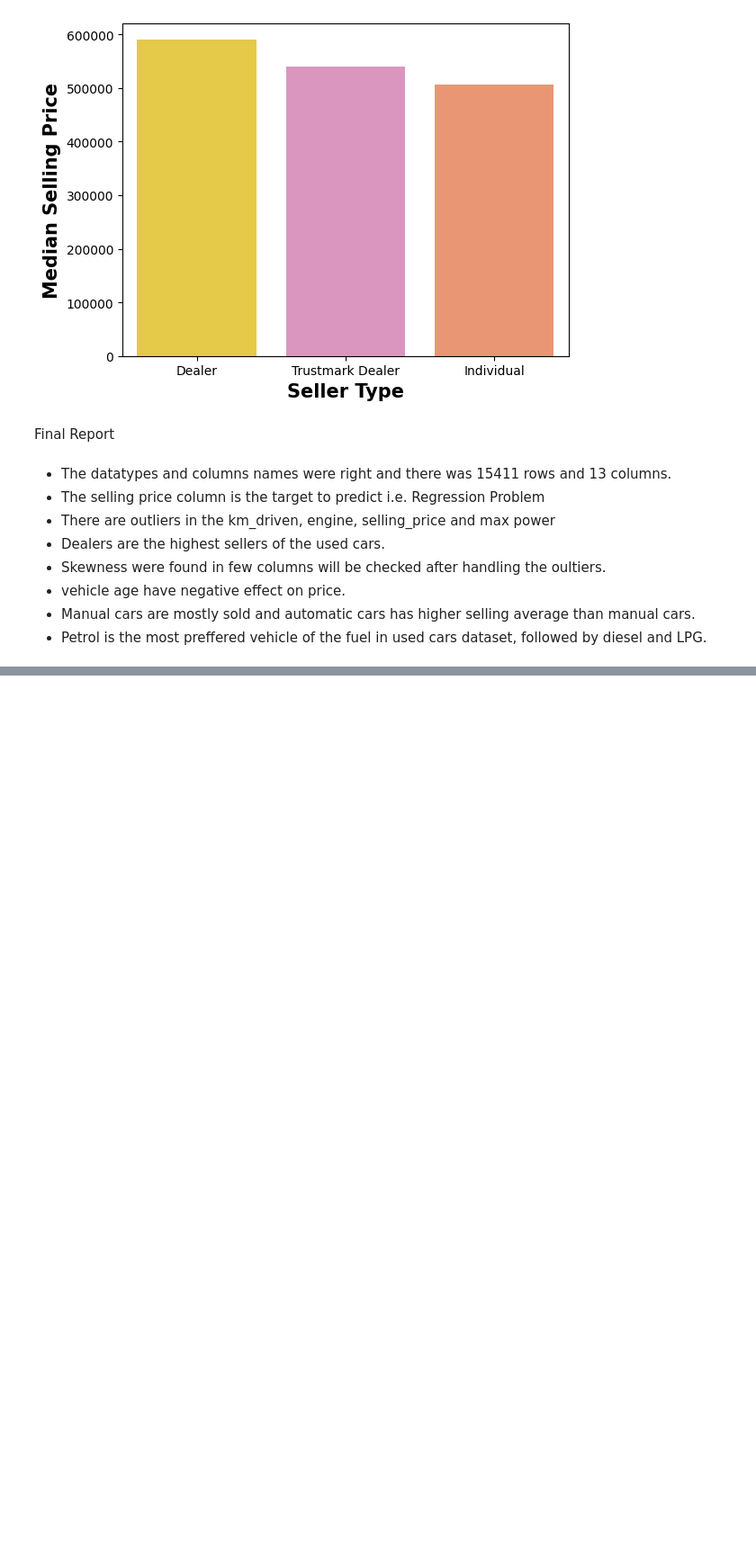
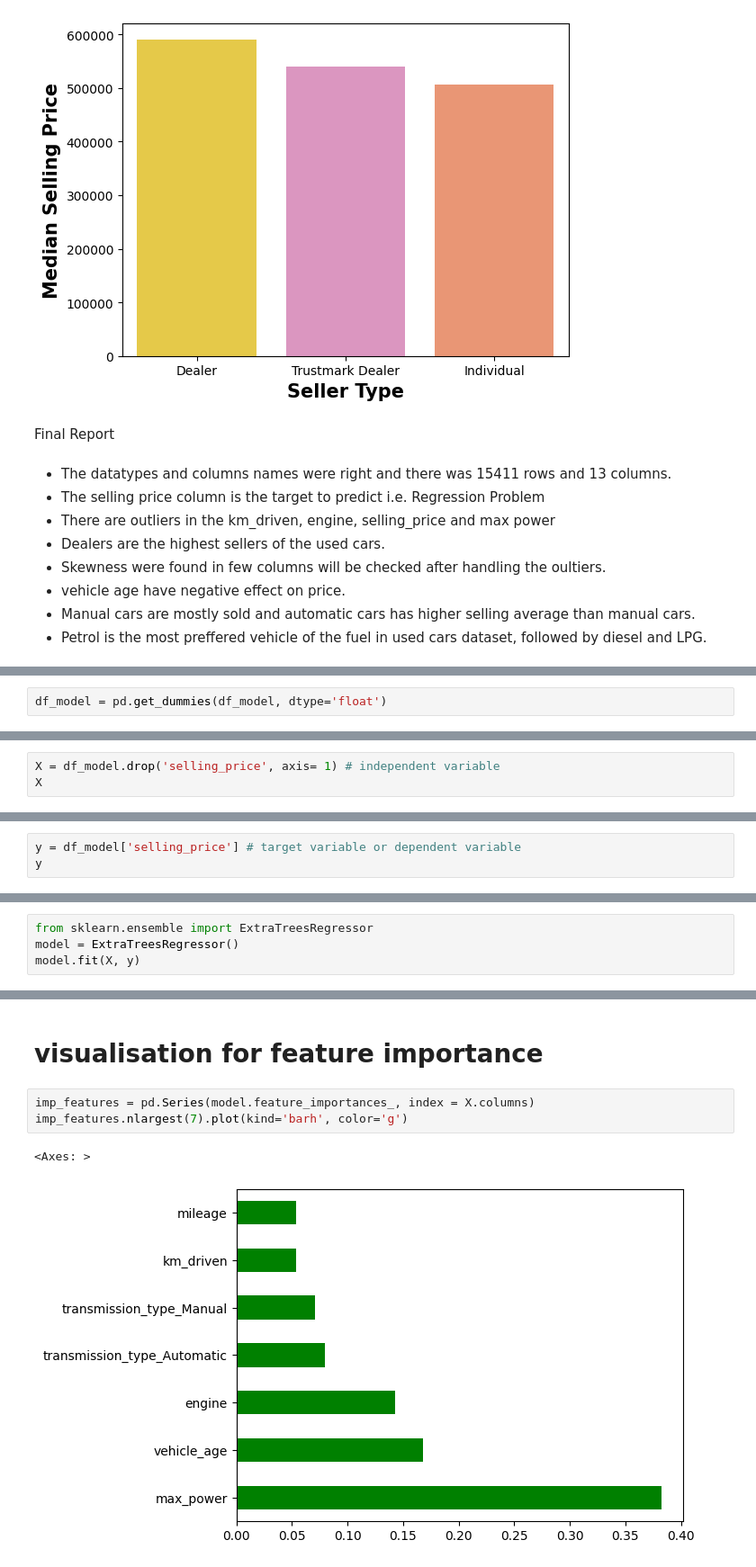
Before and after one commit to devansh6900/carpricepredictor, a Jupyter notebook: main.ipynb, the cells around one changed output, grey strips where cells are left out. Shown at 90% size. Saved outputs shown, nothing was run; the diff lists cells and outputs as text; blank space fills up the shorter version.

```diff
--- a/main.ipynb
+++ b/main.ipynb
@@ -937,0 +1026,2 @@ Final Report
+# %%
+df_model = pd.get_dummies(df_model, dtype='float')
@@ -937,0 +1067,3 @@ Final Report
+# %%
+X = df_model.drop('selling_price', axis= 1) # independent variable
+X
@@ -937,0 +1084,3 @@ Final Report
+# %%
+y = df_model['selling_price'] # target variable or dependent variable
+y
@@ -937,0 +1111,4 @@ Final Report
+# %%
+from sklearn.ensemble import ExtraTreesRegressor
+model = ExtraTreesRegressor()
+model.fit(X, y)
@@ -937,0 +1128,9 @@ Final Report
+# %% [markdown]
+
+# visualisation for feature importance
+# %%
+imp_features = pd.Series(model.feature_importances_, index = X.columns)
+imp_features.nlargest(7).plot(kind='barh', color='g')
+# %% [output]
+<Axes: >
+[figure, added]
```
Also changed, not shown: parts of 40 cells of this notebook, 9 other files.
